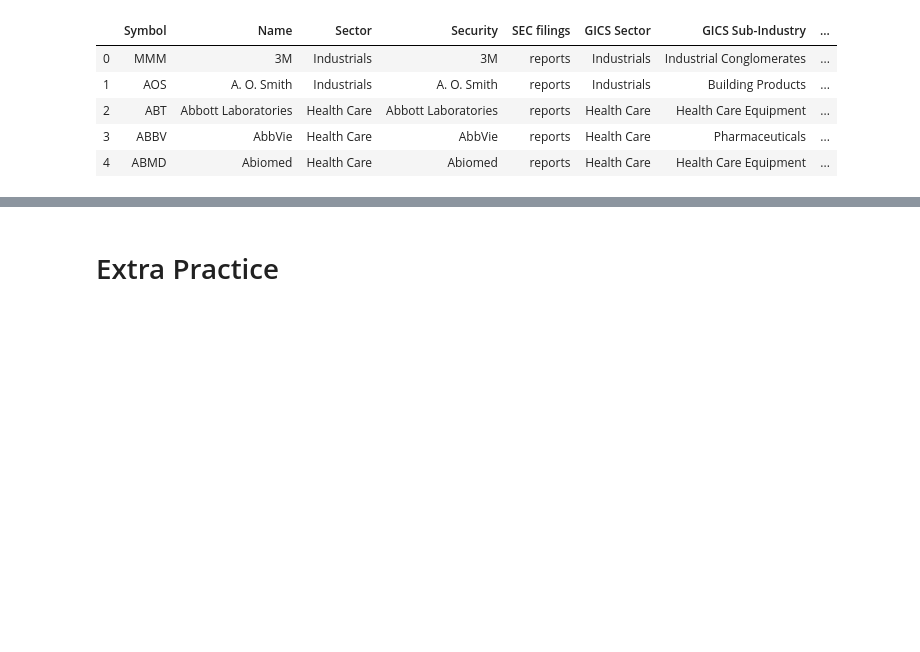
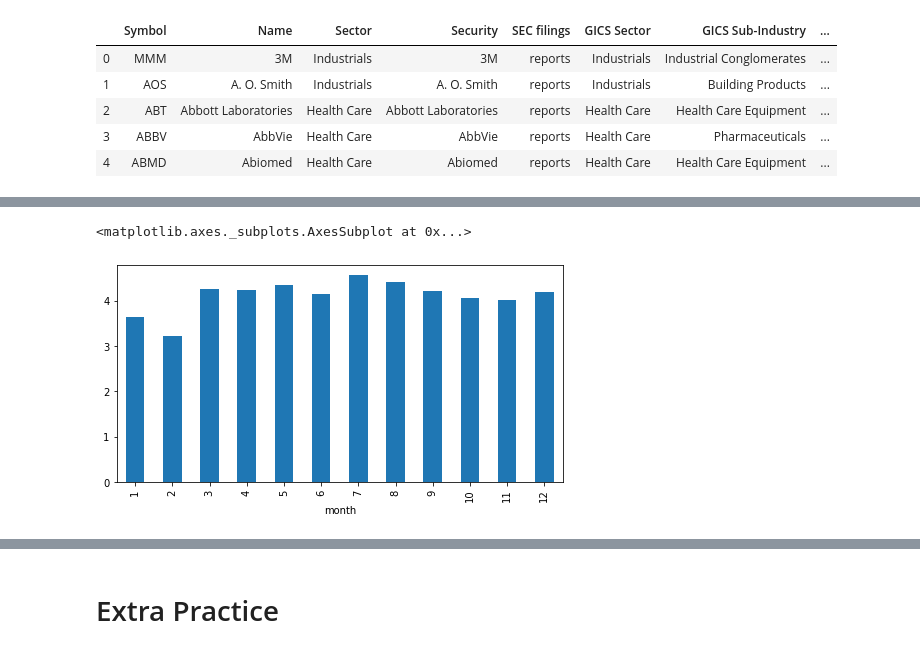
Before and after one commit to NolanSmithSolutions/Course, a Jupyter notebook: Statistical_Modeling/Data_Cleaning.ipynb, the cells around one changed output, grey strips where cells are left out. Drawn from its saved outputs; the diff is of its cells as text; code cells hidden in the pictures; blank space fills up the shorter version.

```diff
--- a/Statistical_Modeling/Data_Cleaning.ipynb
+++ b/Statistical_Modeling/Data_Cleaning.ipynb
@@ -466,0 +608,7 @@ https://towardsdatascience.com/top-16-python-applications-in-real-world-a0404111
+# %%
+# Average monthly precipation over the year
+plt.figure(figsize=(8, 4))
+yahoo_data['prec'].groupby(yahoo_data['month']).mean().plot(kind="bar")
+# %% [output]
+<matplotlib.axes._subplots.AxesSubplot at 0x...>
+[figure, added]
```
Also changed, not shown: parts of 61 cells of this notebook, 13 other files.
